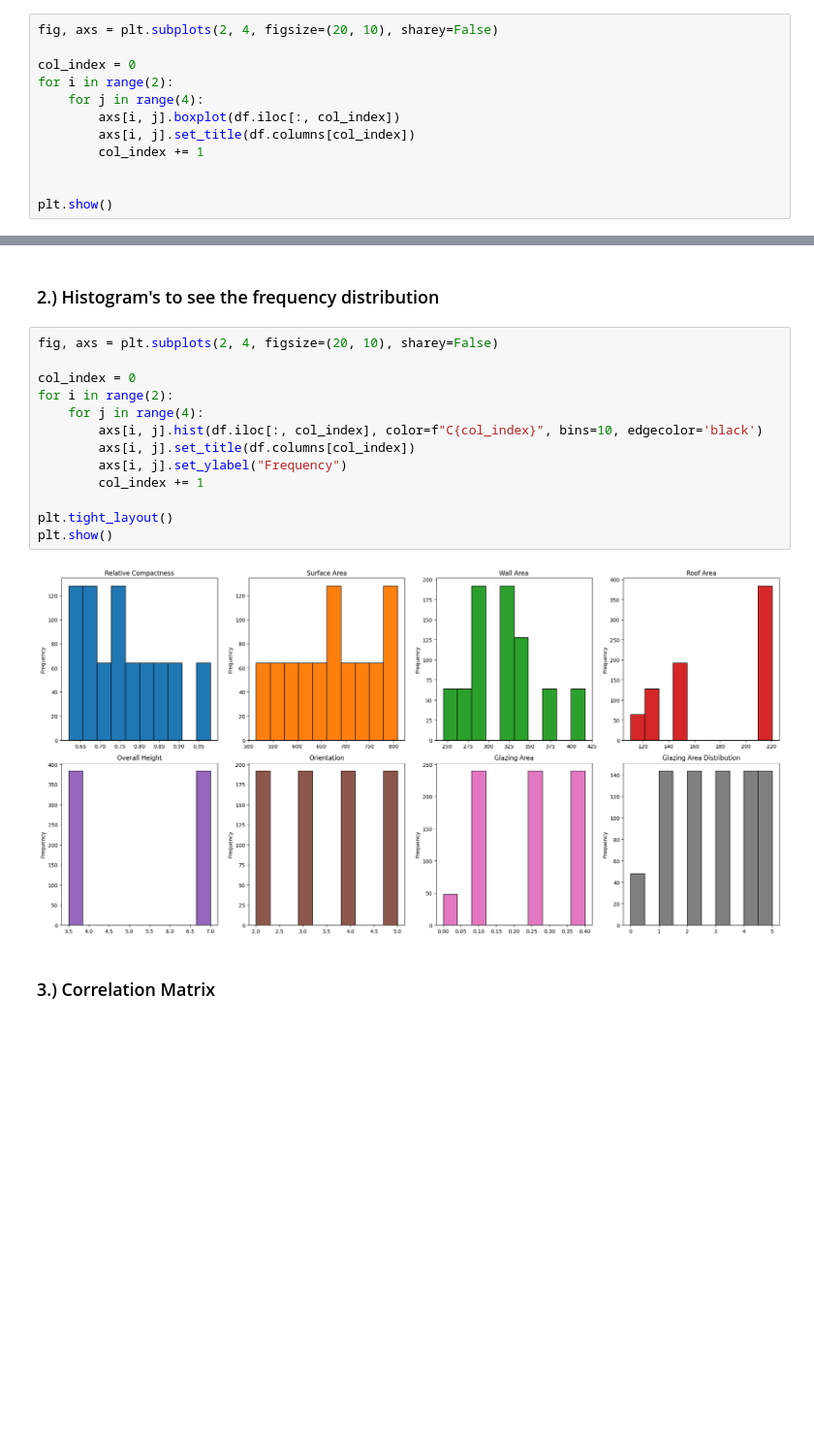
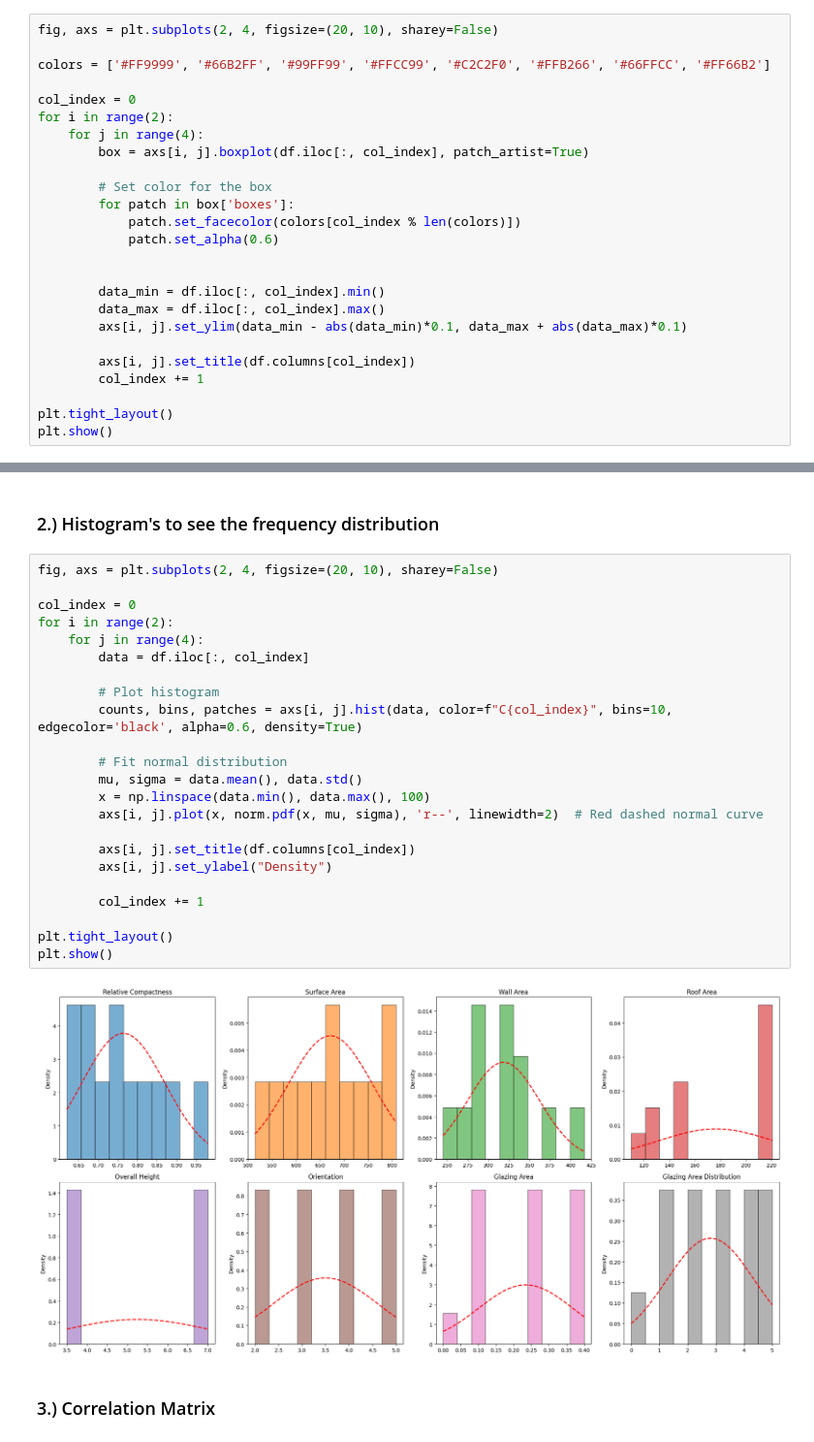
Before and after one commit to utkarshrs/Machine-Learning---Project-1, a Jupyter notebook: assignment_1.ipynb, the cells around one changed output, grey strips where cells are left out. Shown: that part at 97% size. Cells and saved outputs as stored; diff of their text form; blank space fills up the shorter version.

Commit message:
added normal dist overlay on hist

```diff
--- a/assignment_1.ipynb
+++ b/assignment_1.ipynb
@@ -66,14 +67,27 @@ import seaborn as sns
 ### 1.) Box Plot
 # %%
 fig, axs = plt.subplots(2, 4, figsize=(20, 10), sharey=False)
+
+colors = ['#FF9999', '#66B2FF', '#99FF99', '#FFCC99', '#C2C2F0', '#FFB266', '#66FFCC', '#FF66B2']
 
 col_index = 0
 for i in range(2):
     for j in range(4):
-        axs[i, j].boxplot(df.iloc[:, col_index])
+        box = axs[i, j].boxplot(df.iloc[:, col_index], patch_artist=True)
+
+        # Set color for the box
+        for patch in box['boxes']:
+            patch.set_facecolor(colors[col_index % len(colors)])
+            patch.set_alpha(0.6)
+
+
+        data_min = df.iloc[:, col_index].min()
+        data_max = df.iloc[:, col_index].max()
+        axs[i, j].set_ylim(data_min - abs(data_min)*0.1, data_max + abs(data_max)*0.1)
+
         axs[i, j].set_title(df.columns[col_index])
         col_index += 1
 
-
+plt.tight_layout()
 plt.show()
 # %% [output]
@@ -83,18 +97,28 @@ plt.show()
 # %%
 fig, axs = plt.subplots(2, 4, figsize=(20, 10), sharey=False)
 
 col_index = 0
 for i in range(2):
     for j in range(4):
-        axs[i, j].hist(df.iloc[:, col_index], color=f"C{col_index}", bins=10, edgecolor='black')
+        data = df.iloc[:, col_index]
+
+        # Plot histogram
+        counts, bins, patches = axs[i, j].hist(data, color=f"C{col_index}", bins=10, edgecolor='black', alpha=0.6, density=True)
+
+        # Fit normal distribution
+        mu, sigma = data.mean(), data.std()
+        x = np.linspace(data.min(), data.max(), 100)
+        axs[i, j].plot(x, norm.pdf(x, mu, sigma), 'r--', linewidth=2)  # Red dashed normal curve
+
         axs[i, j].set_title(df.columns[col_index])
-        axs[i, j].set_ylabel("Frequency")
+        axs[i, j].set_ylabel("Density")
+
         col_index += 1
 
 plt.tight_layout()
 plt.show()
 # %% [output]
-[figure, old version]
+[figure, new version]
 # %% [markdown]
 ### 3.) Correlation Matrix
 # %%
```
Also changed, not shown: parts of 3 cells of this notebook.
